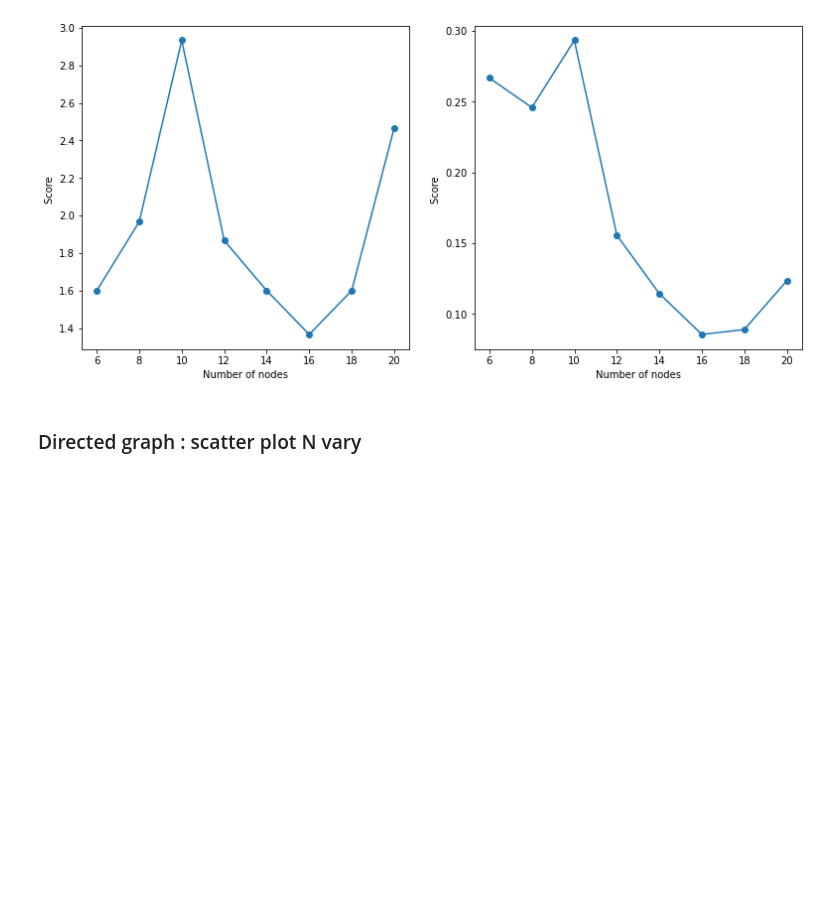
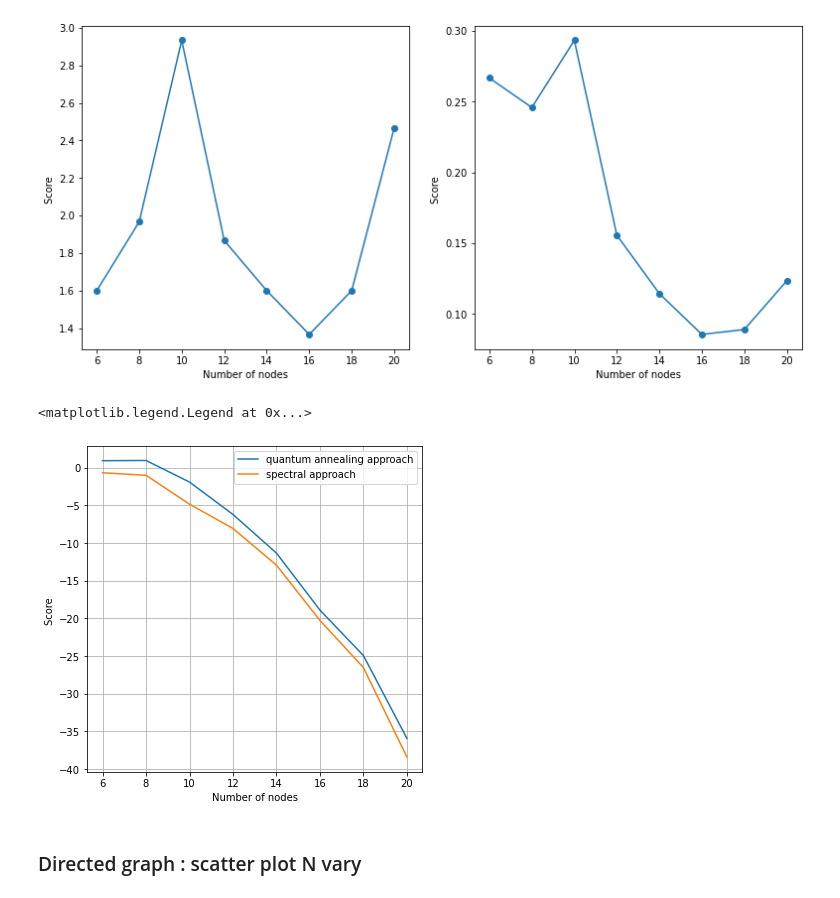
Before and after one commit to alixsleroy/Quantum_annealing, a Jupyter notebook: Directed Bipartite Results.ipynb, the cells around one changed output. Saved outputs shown, nothing was run; the diff lists cells and outputs as text; code cells hidden in the pictures; blank space fills up the shorter version.

Commit message:
alix s work on results

```diff
--- a/Directed Bipartite Results.ipynb
+++ b/Directed Bipartite Results.ipynb
@@ -55,6 +55,67 @@ ax12.set_xlabel("Number of nodes")
 # %% [output]
 Text(0.5, 0, 'Number of nodes')
 [figure]
+# %%
+## Get mean results with N varying
+import numpy as np
+import csv
+import matplotlib.pyplot as plt
+
+def read_info(namefile):
+    ## Read information for QA
+    res_qa=np.array([])
+    with open(namefile, newline='') as csvfile:
+        reader = csv.reader(csvfile)
+        for row in reader:
+            res_qa=np.append(res_qa,float(row[0]))
+    res_qa = np.reshape(res_qa, (res_qa.shape[0],1)) # reshape into a vector mx1
+    return(res_qa)
+
+f, (ax)= plt.subplots(1, 1,figsize=(6,6)) #create subplots
+
+# Ratio difference
+M = 30
+qa_mean = []
+s_mean = []
+list_n = [6,8,10,12,14,16,18,20]
+for ni in list_n:
+    namefile = "results_bipartite/QuantumValM="+str(M)+"-nodes="+str(ni)+".csv"
+    res_qa=read_info(namefile)
+    namefile = "results_bipartite/SpectralValM="+str(M)+"-nodes="+str(ni)+".csv"
+    res_s=read_info(namefile)
+    qa_meani = np.mean(res_qa)
+    s_meani = np.mean(res_s)
+    qa_mean = np.append(qa_mean,qa_meani)
+    s_mean = np.append(s_mean,s_meani)
+
+ax.plot(list_n,qa_mean,label="quantum annealing approach")
+ax.plot(list_n,s_mean,label="spectral approach")
+ax.grid()
+# ax11.set_title("Difference in score of quantum annealing and spectral approach")
+ax.set_ylabel("Score ")
+ax.set_xlabel("Number of nodes")
+ax.legend()
+
+# # ratio relative difference
+# ratios_list = []
+# for ni in list_n:
+#     namefile = "results_bipartite/QuantumValM="+str(M)+"-nodes="+str(ni)+".csv"
+#     res_qa=read_info(namefile)
+#     namefile = "results_bipartite/SpectralValM="+str(M)+"-nodes="+str(ni)+".csv"
+#     res_s=read_info(namefile)
+#     measure_success = np.mean((res_qa-res_s)/(ni))
+#     #print(np.column_stack((res_s,res_qa)))
+#     ratios_list = np.append(ratios_list,measure_success)
+
+# ax12.scatter(list_n,ratios_list)
+# ax12.plot(list_n,ratios_list)
+
+# # ax12.set_title("Difference of score/mean")
+# ax12.set_ylabel("Score ")
+# ax12.set_xlabel("Number of nodes")
+# %% [output]
+<matplotlib.legend.Legend at 0x...>
+[figure, added]
 # %%
 ni=20
 namefile = "results_bipartite/QuantumValM=30-nodes="+str(ni)+".csv"
```
Also changed, not shown: parts of 2 cells of this notebook.
